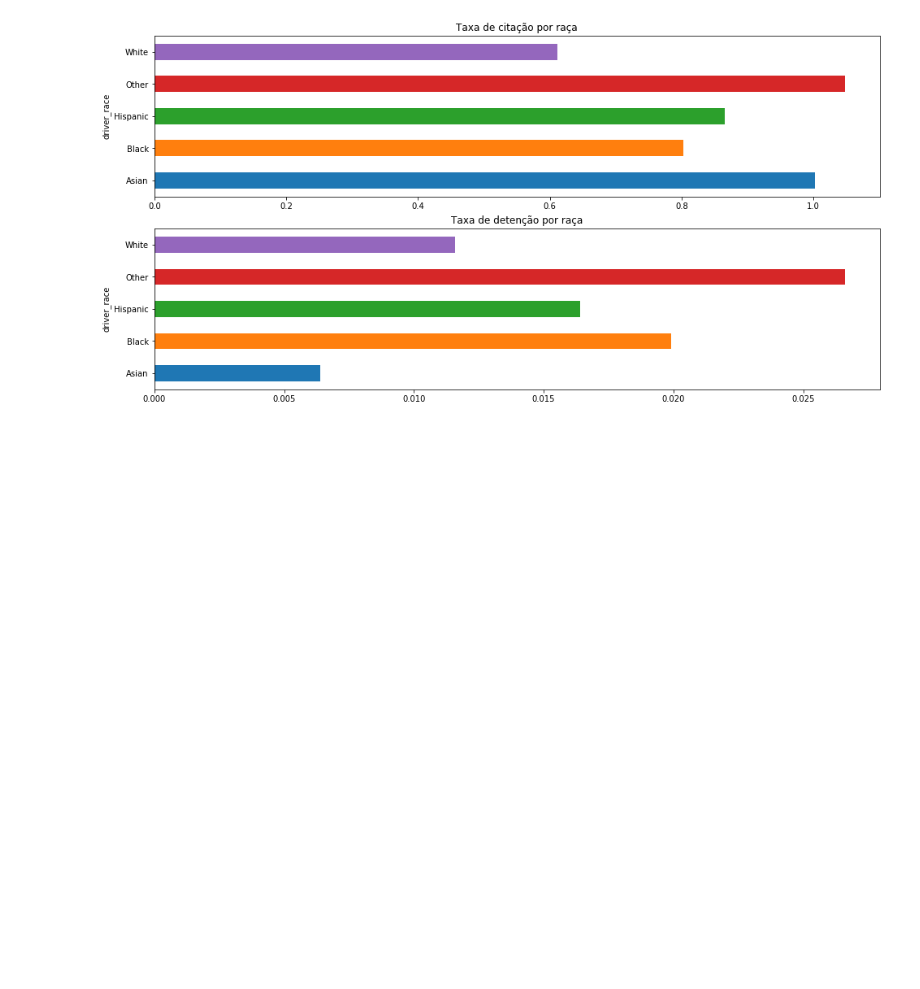
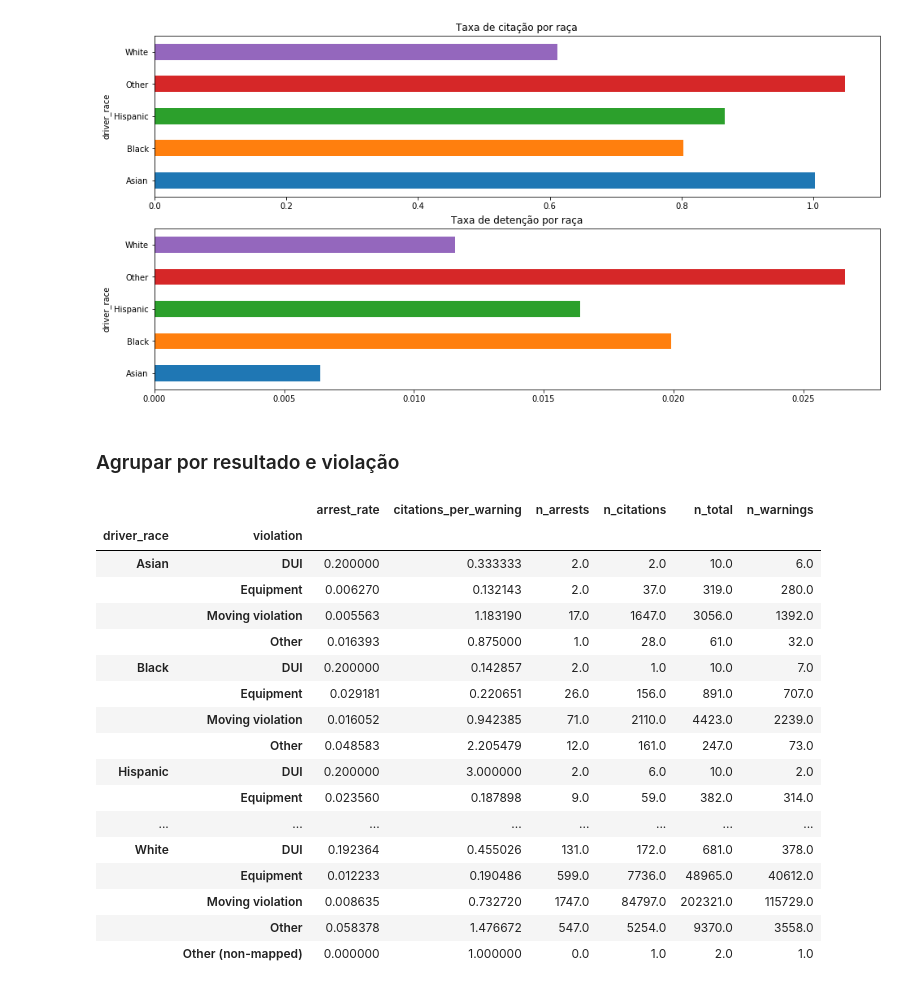
Before and after one commit to Igorth/exploring-US-policing-data-python, a Jupyter notebook: EXPLORING UNITED STATES POLICING DATA USING PYTHON.ipynb, the cells around one changed output. Drawn from its saved outputs; the diff is of its cells as text; code cells hidden in the pictures; blank space fills up the shorter version.

```diff
--- a/EXPLORING UNITED STATES POLICING DATA USING PYTHON.ipynb
+++ b/EXPLORING UNITED STATES POLICING DATA USING PYTHON.ipynb
@@ -256,3 +256,26 @@ race_agg['arrest_rate'].plot.barh(ax=axes[1], figsize=figsize, title='Taxa de de
 # %% [output]
 <matplotlib.axes._subplots.AxesSubplot at 0x...>
 [figure]
+# %% [markdown]
+### Agrupar por resultado e violação
+# %%
+df_vt.groupby(['driver_race', 'violation']).apply(compute_outcome_stats)
+# %% [output]
+|  |  | arrest_rate | citations_per_warning | n_arrests | n_citations | n_total | n_warnings |
+| driver_race | violation |  |  |  |  |  |  |
+| Asian | DUI | 0.200000 | 0.333333 | 2.0 | 2.0 | 10.0 | 6.0 |
+|  | Equipment | 0.006270 | 0.132143 | 2.0 | 37.0 | 319.0 | 280.0 |
+|  | Moving violation | 0.005563 | 1.183190 | 17.0 | 1647.0 | 3056.0 | 1392.0 |
+|  | Other | 0.016393 | 0.875000 | 1.0 | 28.0 | 61.0 | 32.0 |
+| Black | DUI | 0.200000 | 0.142857 | 2.0 | 1.0 | 10.0 | 7.0 |
+|  | Equipment | 0.029181 | 0.220651 | 26.0 | 156.0 | 891.0 | 707.0 |
+|  | Moving violation | 0.016052 | 0.942385 | 71.0 | 2110.0 | 4423.0 | 2239.0 |
+|  | Other | 0.048583 | 2.205479 | 12.0 | 161.0 | 247.0 | 73.0 |
+| Hispanic | DUI | 0.200000 | 3.000000 | 2.0 | 6.0 | 10.0 | 2.0 |
+|  | Equipment | 0.023560 | 0.187898 | 9.0 | 59.0 | 382.0 | 314.0 |
+| ... | ... | ... | ... | ... | ... | ... | ... |
+| White | DUI | 0.192364 | 0.455026 | 131.0 | 172.0 | 681.0 | 378.0 |
+|  | Equipment | 0.012233 | 0.190486 | 599.0 | 7736.0 | 48965.0 | 40612.0 |
+|  | Moving violation | 0.008635 | 0.732720 | 1747.0 | 84797.0 | 202321.0 | 115729.0 |
+|  | Other | 0.058378 | 1.476672 | 547.0 | 5254.0 | 9370.0 | 3558.0 |
+|  | Other (non-mapped) | 0.000000 | 1.000000 | 0.0 | 1.0 | 2.0 | 1.0 |
```
Also changed, not shown: parts of 18 cells of this notebook.
